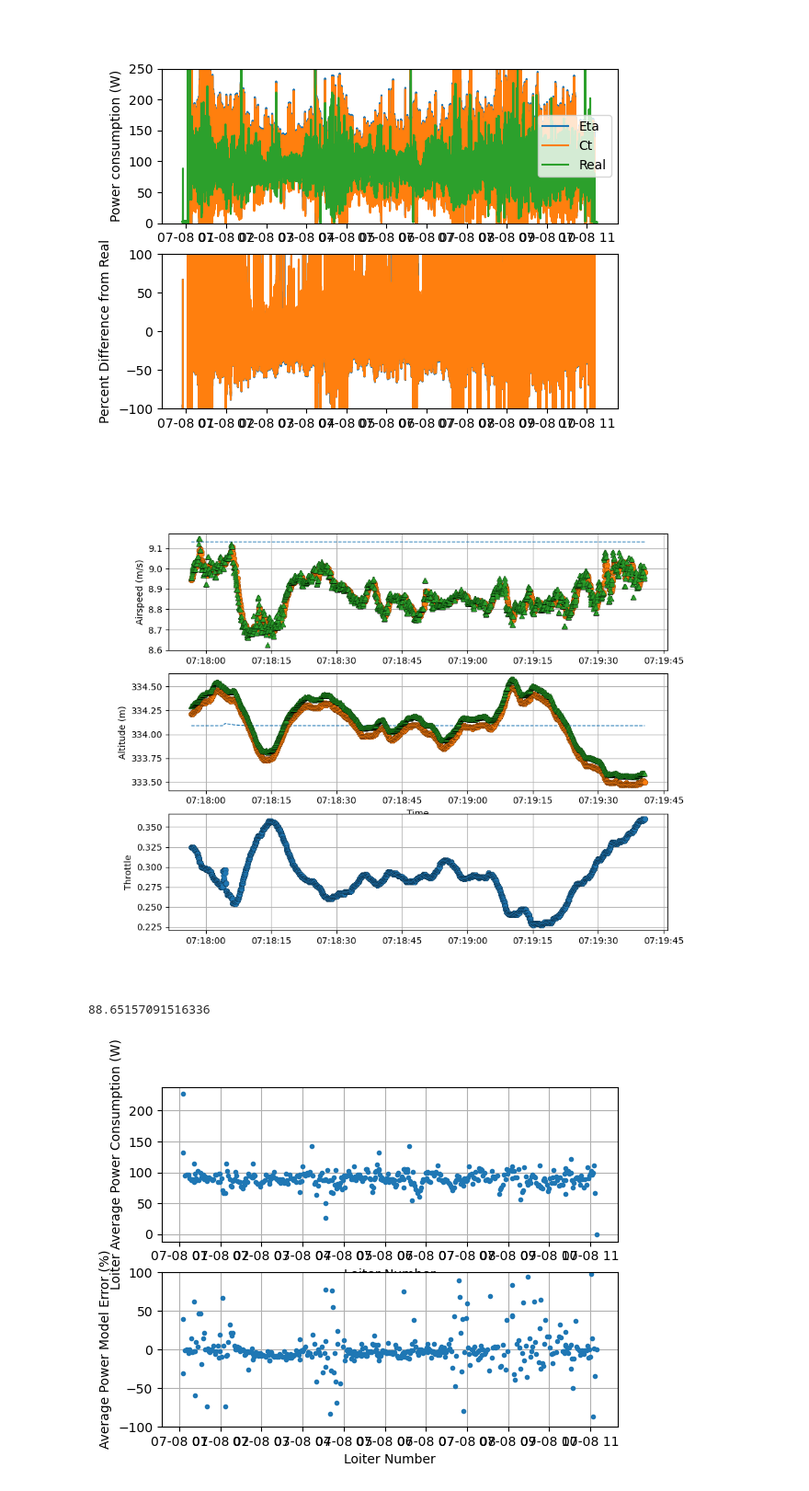
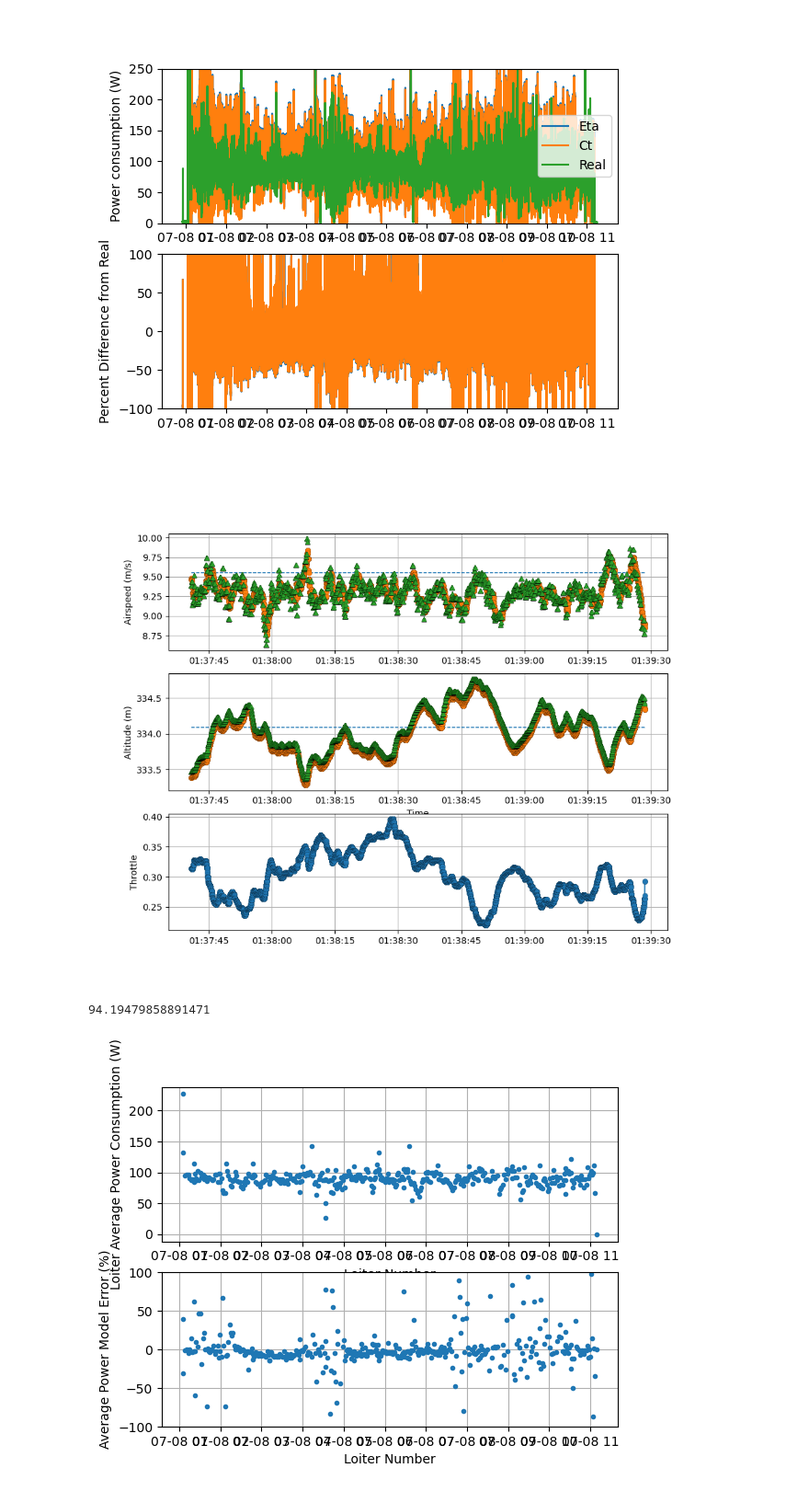
Before and after one commit to wkemp-edu/ArduPilot_AnalysisSuite, a Jupyter notebook: Investigations/July7th_2022Analysis_100Hz.ipynb, the cells around one changed output. Shown at 92% size. Cells and saved outputs as stored; diff of their text form; code cells hidden in the pictures.

```diff
--- a/Investigations/July7th_2022Analysis_100Hz.ipynb
+++ b/Investigations/July7th_2022Analysis_100Hz.ipynb
@@ -42,7 +42,7 @@ import plotly.express as px
 #df.to_pickle("./data/july7_2022_100Hz.pkl")
 
 ## Unpickling
-df_100Hz = pd.read_pickle("../data/july7_2022_100Hz.pkl")
+df_100Hz = pd.read_pickle("../data/createv-2022-07-07/july7_2022_100Hz.pkl")
 #df_60Hz = pd.read_pickle("./data/june15_2022_60Hz.pkl")
 #df_1Hz = pd.read_pickle("./data/june15_2022_1Hz.pkl")
 
@@ -230,7 +230,7 @@ edge_mask = heading_mask.diff(periods=1)
 loiter_mask = (edge_mask == 1) # Mask with True for beginning of each loiter
 loiter_times = loiter_mask.loc[loiter_mask == True] # Loiter Series storing loiter number, start time, end time.
 
-loiter_number = 247 # Selecting the nth loiter of the flight for analysis
+loiter_number = 20 # Selecting the nth loiter of the flight for analysis
 mask = cl_finders.mask_fromTime(df, loiter_times.index[loiter_number], loiter_times.index[loiter_number+1])
 segment = df[mask]
 
@@ -241,7 +241,7 @@ fig = px.scatter_mapbox(segment,
                         hover_name=segment.index,
                         #hover_data=["Address", "Listed"],
                         color="PowerElectrical",
-                        color_continuous_scale='plasma',
+                        color_continuous_scale='jet',
                         size="PowerElectrical",
                         zoom=15,
                         height=800,
@@ -256,35 +256,35 @@ ax1 = plt.subplot(3,1,1)
 ax1.plot(segment.index, segment.Airspeed_Demanded, linestyle='--', linewidth=1)
 ax1.plot(segment.index, segment.Airspeed_CTUN, marker='o', linestyle='', markeredgecolor=[0,0,0], markeredgewidth=0.1)
 ax1.plot(segment.index, segment.Airspeed_Sensor0, marker='^', linestyle='', markeredgecolor=[0,0,0], markeredgewidth=0.1)
 ax1.set_ylabel("Airspeed (m/s)")
 ax1.grid(True)
 ax1.grid(which='major', linestyle='-')
 ax1.grid(which='minor', linestyle=':', color='grey')
 
 # Showing Altitude
 ax2 = plt.subplot(3,1,2, sharex=ax1)
 ax2.plot(segment.index, segment.Altitude_Demanded + segment.Altitude_Origin, linestyle='--', linewidth=1)
 ax2.plot(segment.index, segment.Altitude_POS, marker='o', linestyle='', markeredgecolor=[0,0,0], markeredgewidth=0.1)
 ax2.plot(segment.index, segment.Altitude_TECS + segment.Altitude_Origin, marker='^', linestyle='', markeredgecolor=[0,0,0], markeredgewidth=0.1)
 ax2.set_xlabel("Time")
 ax2.set_ylabel("Altitude (m)")
 ax2.grid(True)
 ax2.grid(which='major', linestyle='-')
 ax2.grid(which='minor', linestyle=':', color='grey')
 
 # Showing Throttle
 ax3 = plt.subplot(3,1,3, sharex=ax1)
 ax3.plot(segment.index, segment.Throttle, marker='o', markeredgecolor=[0,0,0], markeredgewidth=0.1)
 ax3.set_ylabel("Throttle")
 ax3.grid(True)
 ax3.grid(which='major', linestyle='-')
 ax3.grid(which='minor', linestyle=':', color='grey')
 
 plt.show()
 print(segment.PowerElectrical.mean())
 # %% [output]
-[figure, old version]
+[figure, new version]
-88.65157091516336
+94.19479858891471
 # %%
 # Initializing Loiter Results Dataframe
 frame = {'Heading': loiter_times}
```
Also changed, not shown: 5 other files.
